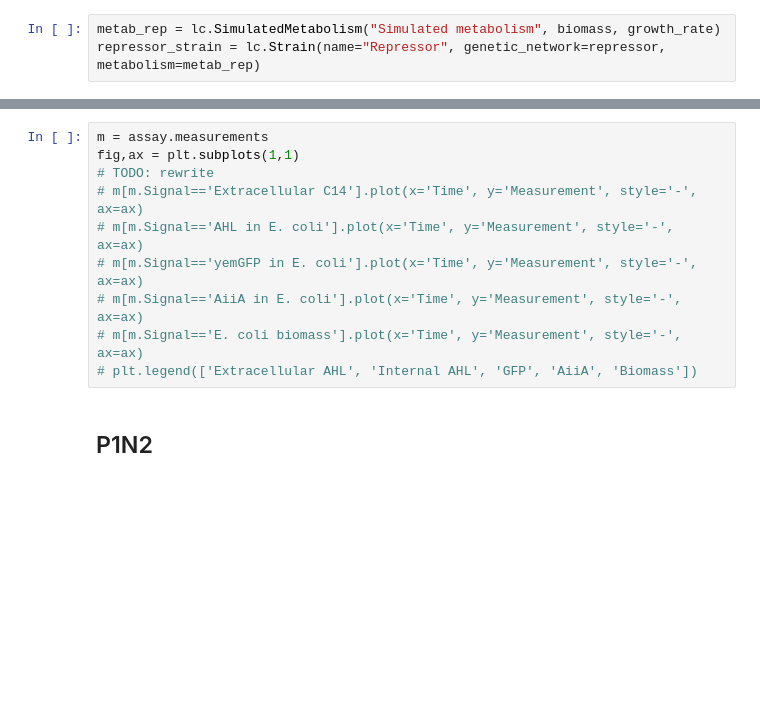
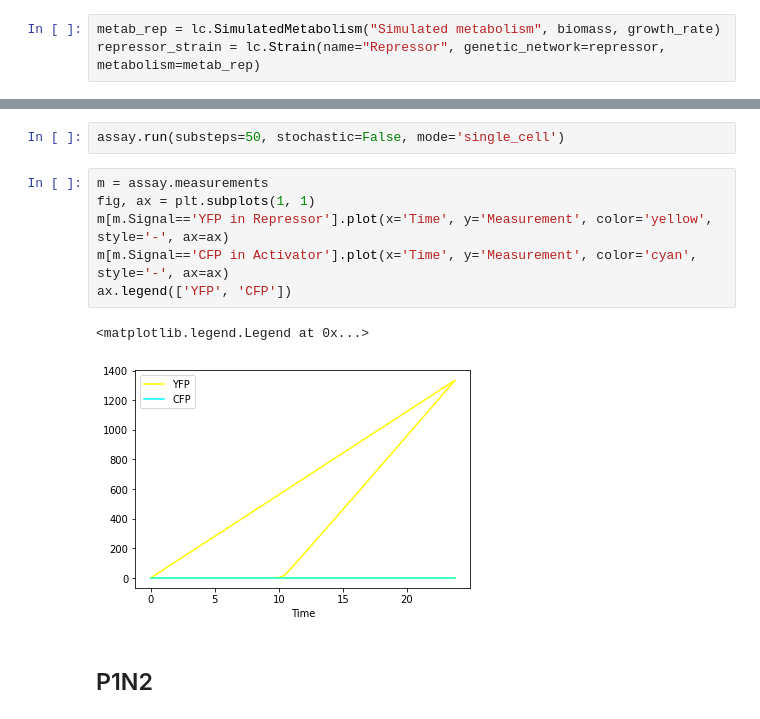
Before and after one commit to RudgeLab/LOICA, a Jupyter notebook: notebooks/compare_to_papers/Chen_et_al.ipynb, the cells around one changed output, grey strips where cells are left out. Drawn from its saved outputs; the diff is of its cells as text; blank space fills up the shorter version.

```diff
--- a/notebooks/compare_to_papers/Chen_et_al.ipynb
+++ b/notebooks/compare_to_papers/Chen_et_al.ipynb
@@ -111,13 +170,14 @@ assay.run(stochastic=False, track_all=True)
+# %%
+assay.run(substeps=50, stochastic=False, mode='single_cell')
 # %%
 m = assay.measurements
-fig,ax = plt.subplots(1,1)
-# TODO: rewrite
-# m[m.Signal=='Extracellular C14'].plot(x='Time', y='Measurement', style='-', ax=ax)
-# m[m.Signal=='AHL in E. coli'].plot(x='Time', y='Measurement', style='-', ax=ax)
-# m[m.Signal=='yemGFP in E. coli'].plot(x='Time', y='Measurement', style='-', ax=ax)
-# m[m.Signal=='AiiA in E. coli'].plot(x='Time', y='Measurement', style='-', ax=ax)
-# m[m.Signal=='E. coli biomass'].plot(x='Time', y='Measurement', style='-', ax=ax)
-# plt.legend(['Extracellular AHL', 'Internal AHL', 'GFP', 'AiiA', 'Biomass'])
+fig, ax = plt.subplots(1, 1)
+m[m.Signal=='YFP in Repressor'].plot(x='Time', y='Measurement', color='yellow', style='-', ax=ax)
+m[m.Signal=='CFP in Activator'].plot(x='Time', y='Measurement', color='cyan', style='-', ax=ax)
+ax.legend(['YFP', 'CFP'])
+# %% [output]
+<matplotlib.legend.Legend at 0x...>
+[figure, added]
 # %% [markdown]
 ## P1N2
 # %%
```
Also changed, not shown: parts of 9 cells of this notebook.
